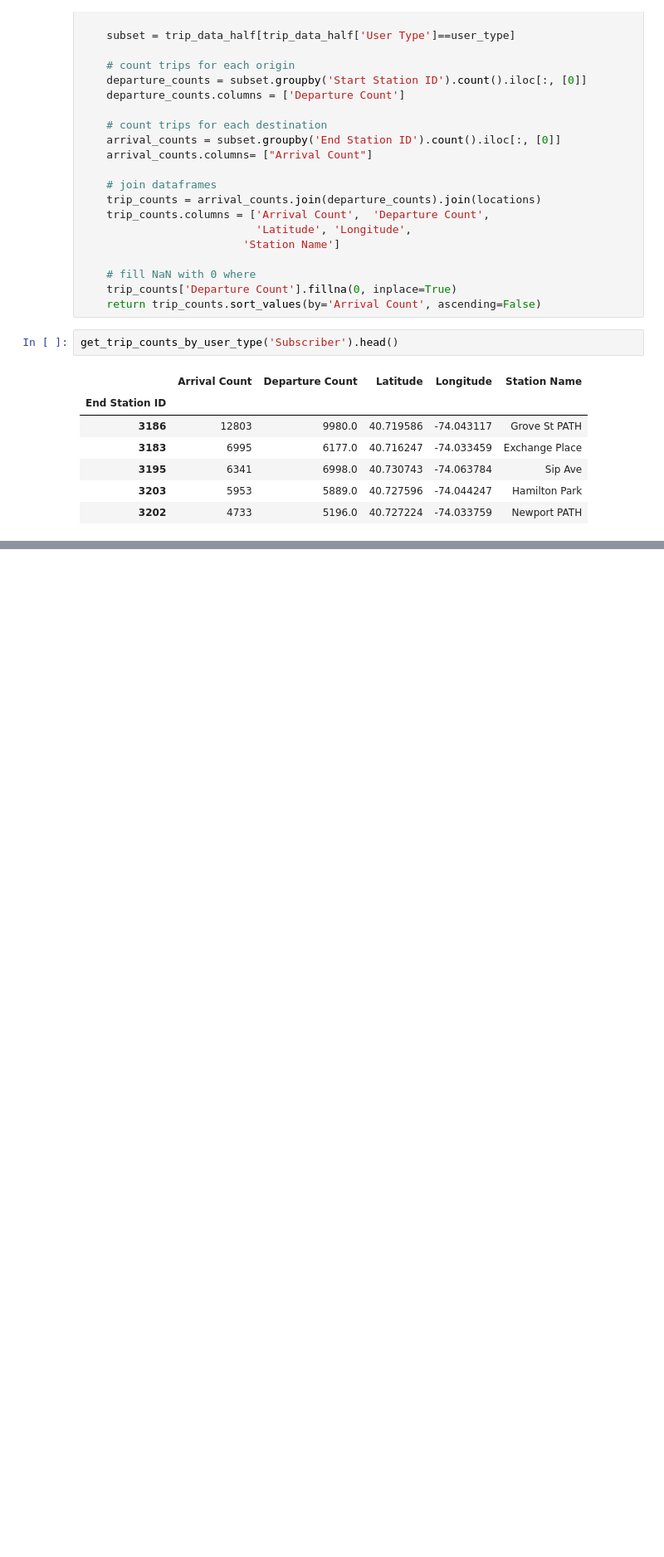
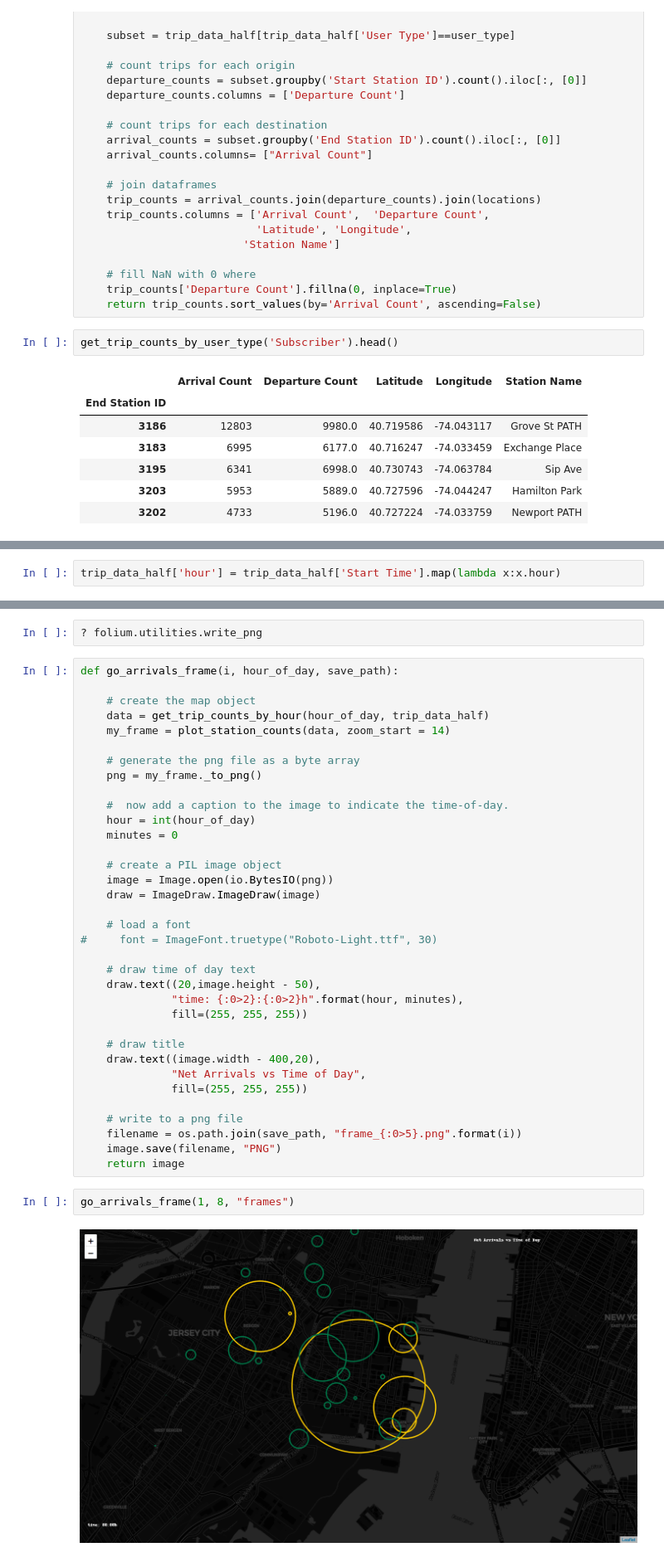
Before and after one commit to suewoon/citi-bike-data-eda, a Jupyter notebook: data-cleaning-and-visualization.ipynb, the cells around one changed output, grey strips where cells are left out. Shown at 83% size. Cells and saved outputs as stored; diff of their text form; blank space fills up the shorter version.

```diff
--- a/data-cleaning-and-visualization.ipynb
+++ b/data-cleaning-and-visualization.ipynb
@@ -374,0 +389,2 @@ plot_station_counts(get_trip_counts_by_user_type('Customer'))
+# %%
+trip_data_half['hour'] = trip_data_half['Start Time'].map(lambda x:x.hour)
@@ -374,0 +457,41 @@ plot_station_counts(get_trip_counts_by_user_type('Customer'))
+# %%
+? folium.utilities.write_png
+# %%
+def go_arrivals_frame(i, hour_of_day, save_path):
+
+    # create the map object
+    data = get_trip_counts_by_hour(hour_of_day, trip_data_half)
+    my_frame = plot_station_counts(data, zoom_start = 14)
+
+    # generate the png file as a byte array
+    png = my_frame._to_png()
+
+    #  now add a caption to the image to indicate the time-of-day.
+    hour = int(hour_of_day)
+    minutes = 0
+
+    # create a PIL image object
+    image = Image.open(io.BytesIO(png))
+    draw = ImageDraw.ImageDraw(image)
+
+    # load a font
+#     font = ImageFont.truetype("Roboto-Light.ttf", 30)
+
+    # draw time of day text
+    draw.text((20,image.height - 50),
+              "time: {:0>2}:{:0>2}h".format(hour, minutes),
+              fill=(255, 255, 255))
+
+    # draw title
+    draw.text((image.width - 400,20),
+              "Net Arrivals vs Time of Day",
+              fill=(255, 255, 255))
+
+    # write to a png file
+    filename = os.path.join(save_path, "frame_{:0>5}.png".format(i))
+    image.save(filename, "PNG")
+    return image
+# %%
+go_arrivals_frame(1, 8, "frames")
+# %% [output]
+[figure, added]
```
Also changed, not shown: parts of 17 cells of this notebook, 20 other files.
